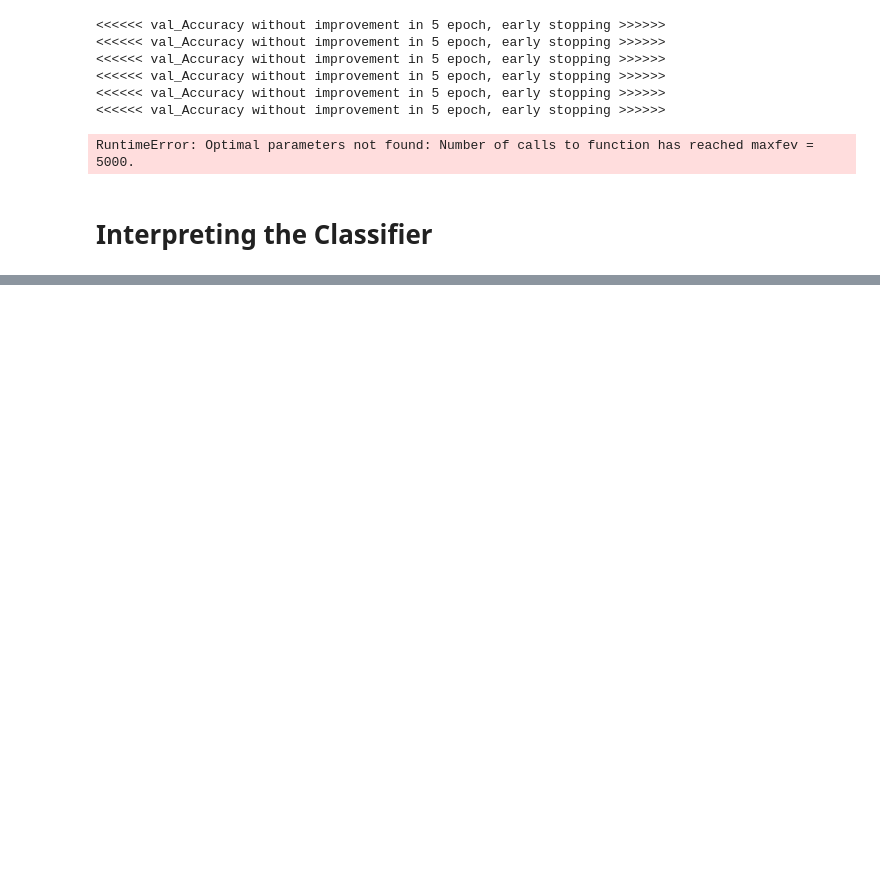
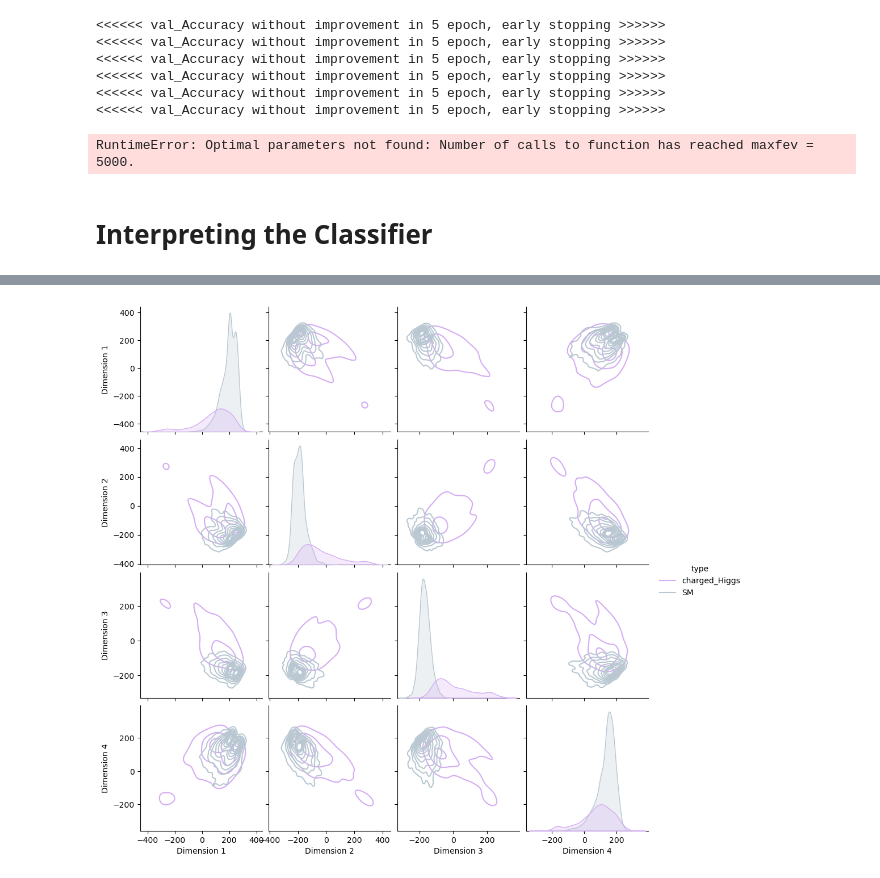
Before and after one commit to ZhengtingHe/ADwithNE, a Jupyter notebook: demo/analysis.ipynb, the cells around one changed output, grey strips where cells are left out. Saved outputs shown, nothing was run; the diff lists cells and outputs as text; code cells hidden in the pictures; blank space fills up the shorter version.

```diff
--- a/demo/analysis.ipynb
+++ b/demo/analysis.ipynb
@@ -731,0 +710,11 @@ plt.hist(h_hat(naive_model, X2, normalizer), bins=50, alpha=0.5, label="X2")
+# %%
+bkg_index = h_hat_X2_W2 < 0.5
+exp_index = h_hat_X2_W2 >= 0.5
+# %%
+from utils import embed_dict
+sig_color = load_toml_config("sig_color")
+bkg_dict = embed_dict(X2_W2[bkg_index], "SM")
+exp_dict = embed_dict(X2_W2[exp_index], test_signal)
+bkg_df = pd.DataFrame(bkg_dict)
+exp_df = pd.DataFrame(exp_dict)
+df = pd.concat([bkg_df, exp_df])
@@ -732,3 +726,8 @@ plt.hist(h_hat(naive_model, X2, normalizer), bins=50, alpha=0.5, label="X2")
+# %%
+from visualize import downsample_and_visualize_pairplot
+downsample_and_visualize_pairplot(df, 10000, sig_color)
+# %% [output]
+[figure, added]
 # %%
 def logit(h):
     return np.log(h / (1 - h))
```
Also changed, not shown: parts of 33 cells of this notebook, 1 other file.
